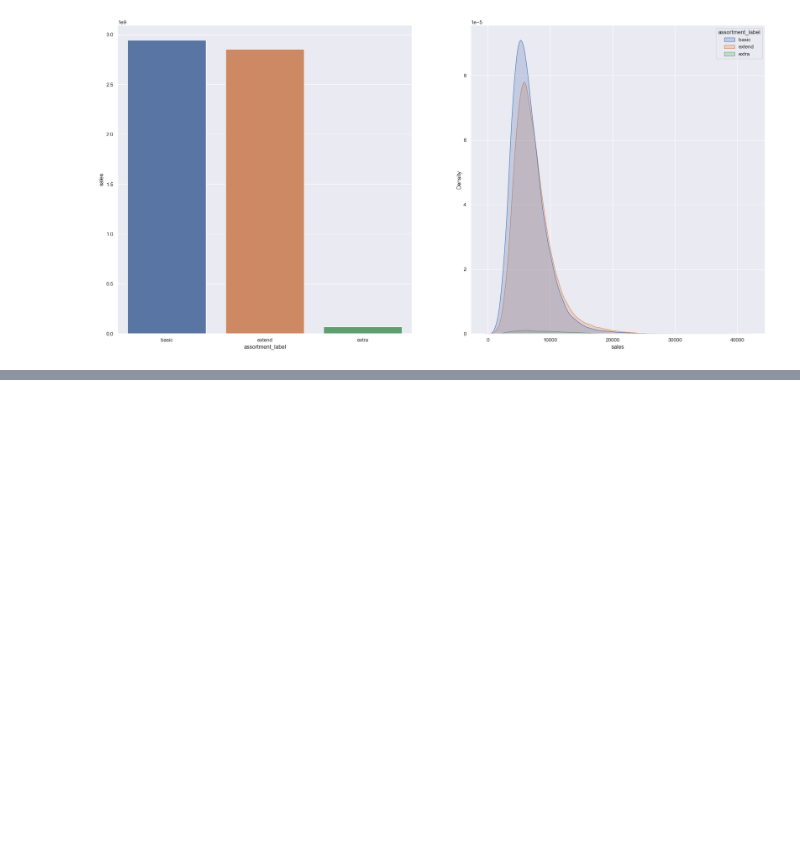
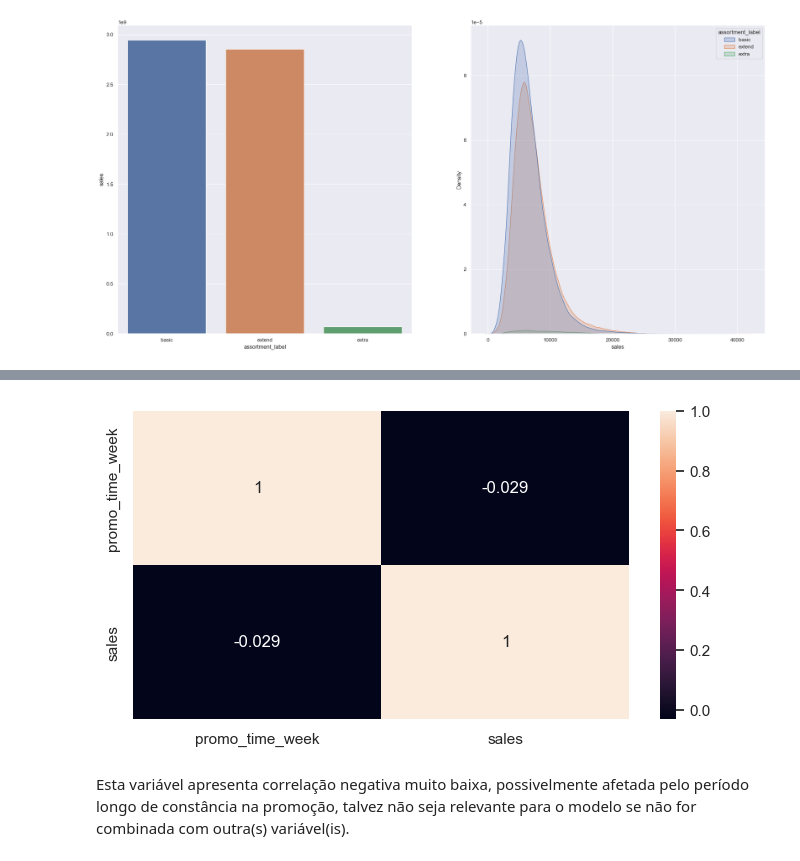
Before and after one commit to paulinhomagno/Previsao_vendas, a Jupyter notebook: Analise.ipynb, the cells around one changed output, grey strips where cells are left out. Drawn from its saved outputs; the diff is of its cells as text; code cells hidden in the pictures; blank space fills up the shorter version.

```diff
--- a/Analise.ipynb
+++ b/Analise.ipynb
@@ -584,0 +628,7 @@ Como comparamos a data da venda com a data de abertura do concorrente há valore
+# %%
+plt.figure(figsize = (8,4))
+sns.heatmap(aux1.corr(method = 'pearson'), annot = True);
+# %% [output]
+[figure, added]
+# %% [markdown]
+Esta variável apresenta correlação negativa muito baixa, possivelmente afetada pelo período longo de constância na promoção, talvez não seja relevante para o modelo se não for combinada com outra(s) variável(is).
```
Also changed, not shown: parts of 29 cells of this notebook.
